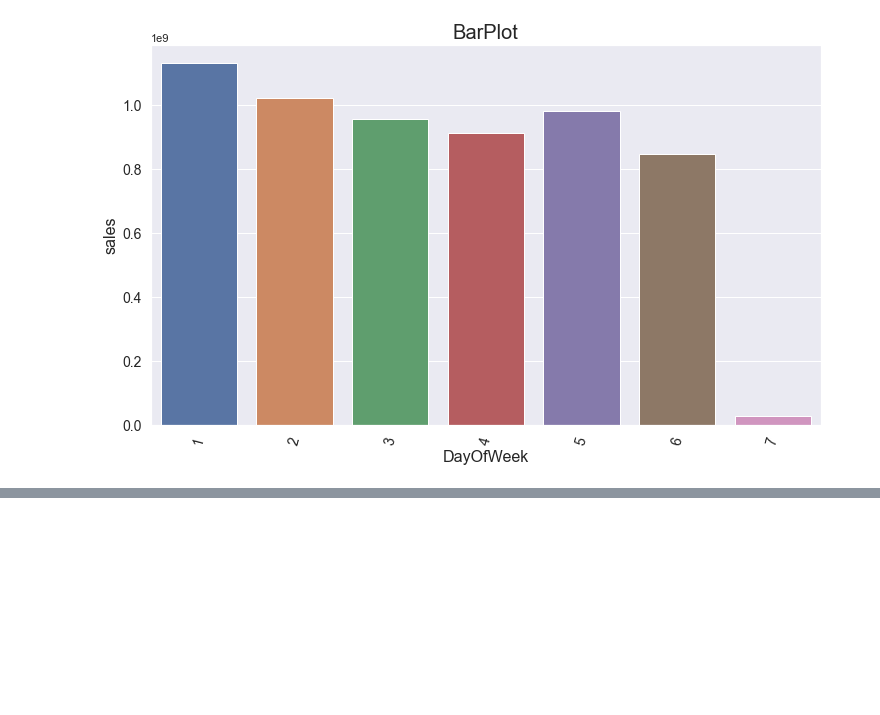
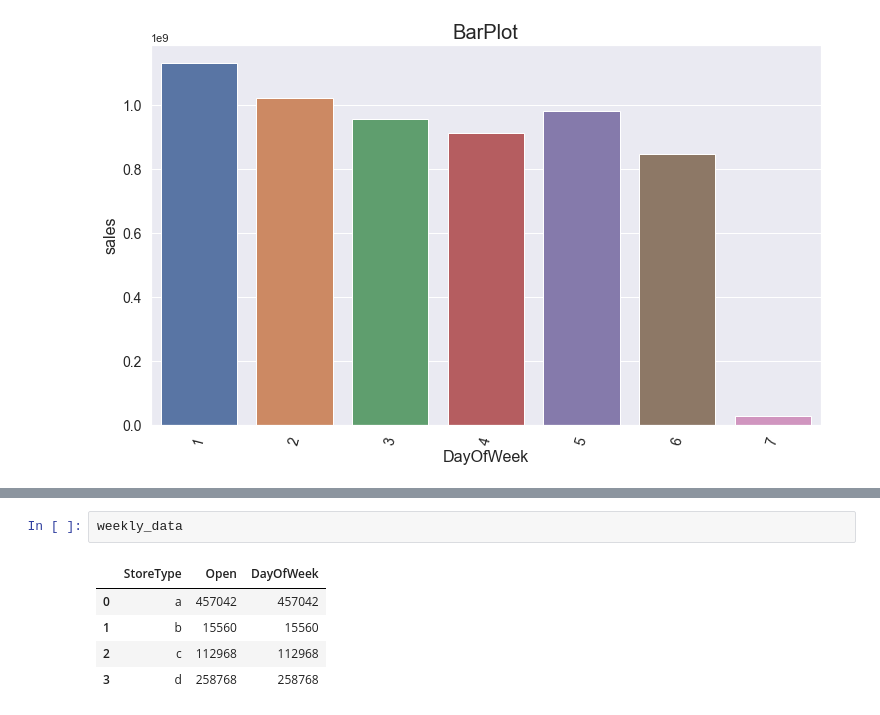
Before and after one commit to michaelgetachew-abebe/Pharmaceutical-Sales-Prediction_Rossmann, a Jupyter notebook: notebooks/explratory_data_analysis.ipynb, the cells around one changed output, grey strips where cells are left out. Saved outputs shown, nothing was run; the diff lists cells and outputs as text; blank space fills up the shorter version.

```diff
--- a/notebooks/explratory_data_analysis.ipynb
+++ b/notebooks/explratory_data_analysis.ipynb
@@ -612,0 +621,8 @@ exploration.plot_bar(weekly_data, 'DayOfWeek', 'sales', 'BarPlot', 'DayOfWeek',
+# %%
+weekly_data
+# %% [output]
+|  | StoreType | Open | DayOfWeek |
+| 0 | a | 457042 | 457042 |
+| 1 | b | 15560 | 15560 |
+| 2 | c | 112968 | 112968 |
+| 3 | d | 258768 | 258768 |
```
Also changed, not shown: parts of 5 cells of this notebook.
